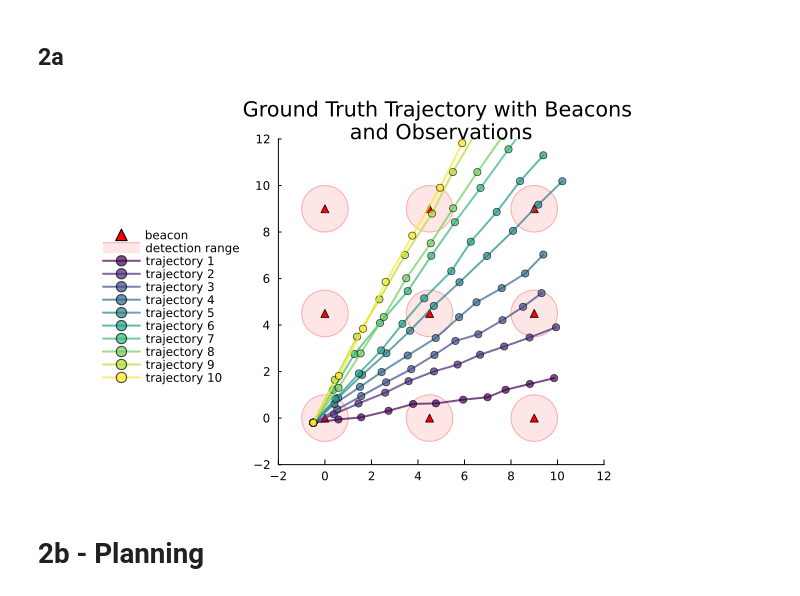
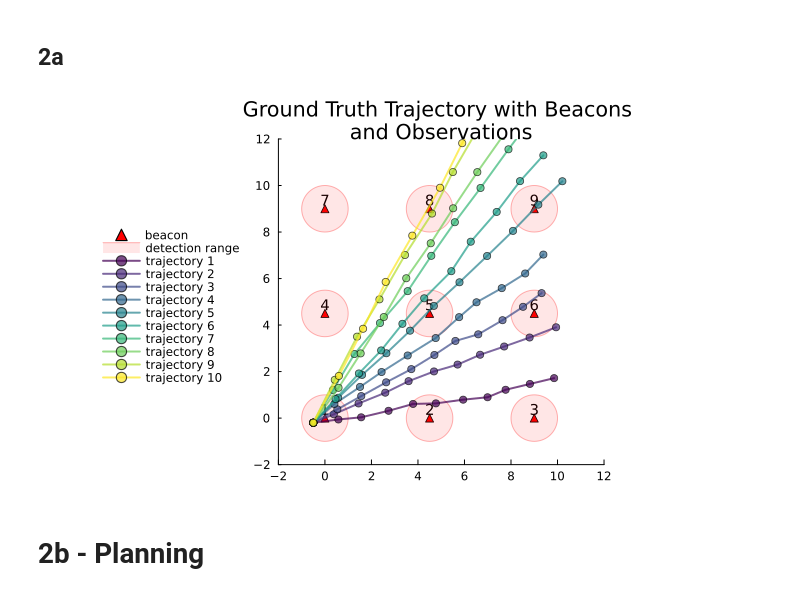
Before and after one commit to Liamir/apuu-hw2, a Jupyter notebook: hw3/hw3.ipynb, the cells around one changed output. Drawn from its saved outputs; the diff is of its cells as text; code cells hidden in the pictures.

Commit message:
update hands on Q2 graph and explanation

```diff
--- a/hw3/hw3.ipynb
+++ b/hw3/hw3.ipynb
@@ -713,6 +715,7 @@ pl_beacons = scatter(beacons[:,1], beacons[:,2],
                      markersize=4,
                      markercolor=:red,
                      title="Ground Truth Trajectory with Beacons \nand Observations",
+                     series_annotations = text.(1:size(beacons, 1), :bottom, 10),
                      grid=false,
                      aspect_ratio=:equal,
                      xlims=(-2, 12),
@@ -728,34 +731,34 @@ for i in 1:size(beacons, 1)
     y_circle = beacons[i, 2] .+ 𝒫.d * sin.(θ)
     plot!(pl_beacons, x_circle, y_circle,
           fillrange=beacons[i, 2],
           fillalpha=0.1,
           fillcolor=:red,
           linecolor=:red,
           linealpha=0.3,
           linewidth=1,
           label=i==1 ? "detection range" : "")
 end
 
 # Color gradient from blue to green
 colors = cgrad(:viridis, M, categorical=true)
 
 for j in 1:M
     τ = taus[j]
     plot!(pl_beacons, τ[:,1], τ[:,2],
           label="trajectory $j",
           markershape=:circle,
           markercolor=colors[j],
           linecolor=colors[j],
           linestyle=:solid,
           linewidth=2,
           markeralpha=0.7,
           linealpha=0.7)
 end
 
 
 display(pl_beacons)
 # %% [output]
-[figure, old version]
+[figure, new version]
 # %% [markdown]
 # 2b - Planning
 # %%
```
Also changed, not shown: parts of 9 cells of this notebook, 2 other files.
